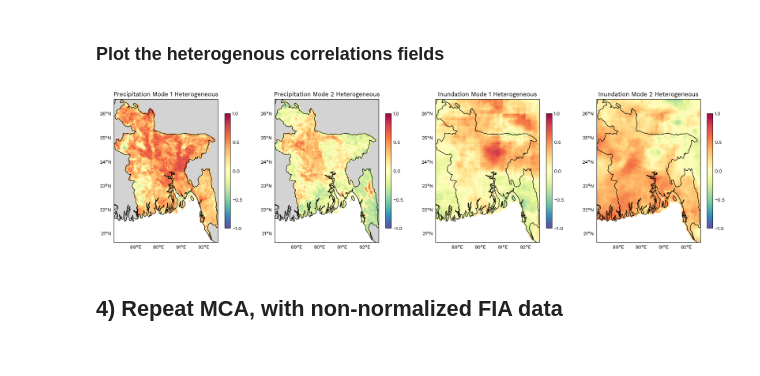
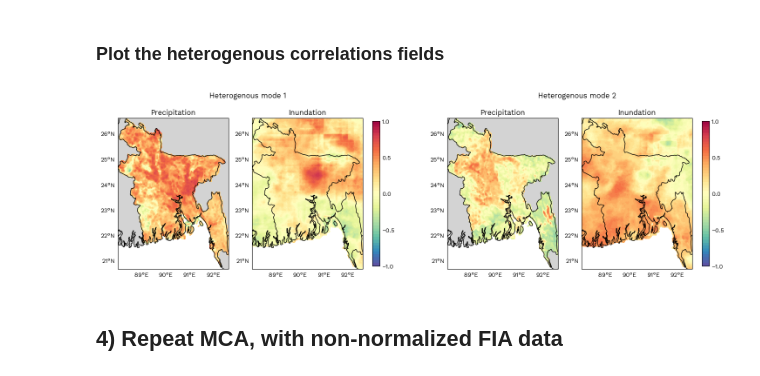
Before and after one commit to alex-saunders00/geog696CProject, a Jupyter notebook: scr/dataAnalysis/calcMCA_FIA_precip.ipynb, the cells around one changed output. Cells and saved outputs as stored; diff of their text form; code cells hidden in the pictures.

```diff
--- a/scr/dataAnalysis/calcMCA_FIA_precip.ipynb
+++ b/scr/dataAnalysis/calcMCA_FIA_precip.ipynb
@@ -248,41 +239,46 @@ namesToPlot=['Precipitation', 'Precipitation', 'Inundation', 'Inundation']
 # %%
-# vmin, vmax, nlevels, nlevelsCbar = -0.03, 0.03, 51, 7
-# vmin, vmax, nlevels, nlevelsCbar = -0.003, 0.003, 51, 7
+dataToPlot=[hetP,hetF]
+modesToPlot=[0,1]
+subNamesToPlot=['Precipitation', 'Inundation']
+namesToPlot=['Heterogenous mode 1', 'Heterogenous mode 2']
+
 vmin, vmax, nlevels, nlevelsCbar = -1, 1, 51, 5
 cmap='Spectral_r'
 levels = np.linspace(vmin, vmax, nlevels)
 nToPlot=4
 ncolsToPlot=4
 colSize=4.5
+extentBuffer=0
+coordsData=precip
+plotExtent = [coordsData.lon.min().values - extentBuffer, coordsData.lon.max().values + extentBuffer, coordsData.lat.min().values - extentBuffer, coordsData.lat.max().values + extentBuffer]
+centerLon = 90
 
-fig, axes = plt.subplots(math.ceil(nToPlot/ncolsToPlot), ncolsToPlot, figsize=(colSize*ncolsToPlot, colSize*(math.ceil(nToPlot/ncolsToPlot))), constrained_layout=True, subplot_kw={'projection': ccrs.Miller(central_longitude=90)})
-# fig.suptitle('Homogenous correlations, precip')
+fig = plt.figure(figsize=(colSize*ncolsToPlot*0.8, colSize*(math.ceil(nToPlot/ncolsToPlot))), constrained_layout=True)
+subfigs = fig.subfigures(1, 2, width_ratios=[1, 1], wspace=.1)
 
-for i, ax in enumerate(axes.ravel()[:nToPlot]):#
-
-    plotData=dataToPlot[i][:,:,modesToPlot[i]]
-    plotCoords=dataToPlot[i]
-    ax.set_title('{0} Mode {1} Heterogeneous'.format(namesToPlot[i],modesToPlot[i]+1))#, fontsize=16)
-    ax.coastlines(color='black')
-    ax.add_feature(cfeature.LAND, color='lightgray')
-    ax.add_feature(cfeature.BORDERS)
-    ax.set_extent([FIA.lon.min().values, FIA.lon.max().values, FIA.lat.min().values, FIA.lat.max().values], crs=ccrs.PlateCarree())
-    gl1 = ax.gridlines(color='k', linestyle='--', draw_labels=["left", "bottom"], x_inline=False,
-                      y_inline=False, ylocs=list(range(20, 28, 1)), xlocs=list(range(88, 94, 1)))
-    gl1.xlines=False
-    gl1.ylines=False
-    eofPlot = ax.contourf(plotCoords.lon, plotCoords.lat, plotData, cmap=cmap, transform=ccrs.PlateCarree(), vmin=vmin, vmax=vmax, levels=levels)
-    cb1 = plt.colorbar(eofPlot, orientation='vertical', ticks=np.linspace(vmin, vmax, nlevelsCbar),
-                      extend='both', shrink=0.8)
-    # cb1.set_label('Correlation', rotation=270)
-    cb1.ax.tick_params(size=0)
-
-    # if i>=EOFsToPlot:
-    #     ax.remove()
+for i, subfig in enumerate(subfigs.ravel()):
+    axes=subfig.subplots(1, 2, subplot_kw={'projection': ccrs.Miller(central_longitude=90)})
+    subfig.suptitle(namesToPlot[i])
+    for j, ax in enumerate(axes.ravel()[:2]):#
+        plotData=dataToPlot[j][:,:,modesToPlot[i]]
+        plotCoords=dataToPlot[j]
+        ax.set_title(subNamesToPlot[j])#, fontsize=16)
+        ax.coastlines(color='black')
+        ax.add_feature(cfeature.LAND, color='lightgray')
+        ax.add_feature(cfeature.BORDERS)
+        ax.set_extent(plotExtent, crs=ccrs.PlateCarree())
+        gl1 = ax.gridlines(color='k', linestyle='--', draw_labels=["left", "bottom"], x_inline=False,
+                          y_inline=False, ylocs=list(range(20, 28, 1)), xlocs=list(range(88, 94, 1)))
+        gl1.xlines=False
+        gl1.ylines=False
+        eofPlot = ax.contourf(plotCoords.lon, plotCoords.lat, plotData, cmap=cmap, transform=ccrs.PlateCarree(), vmin=vmin, vmax=vmax, levels=levels)
+    # Single colorbar for subfig
+    cb = subfig.colorbar(eofPlot, ax=axes.ravel().tolist(), orientation='vertical', ticks=np.linspace(vmin, vmax, nlevelsCbar), shrink=0.8, pad=0.04)
+    cb.ax.tick_params(size=0)
 
 plt.show()
 # %% [output]
-[figure, old version]
+[figure, new version]
 # %% [markdown]
 ## 4) Repeat MCA, with non-normalized FIA data
 # %% [markdown]
```
Also changed, not shown: parts of 9 cells of this notebook, 8 other files.
